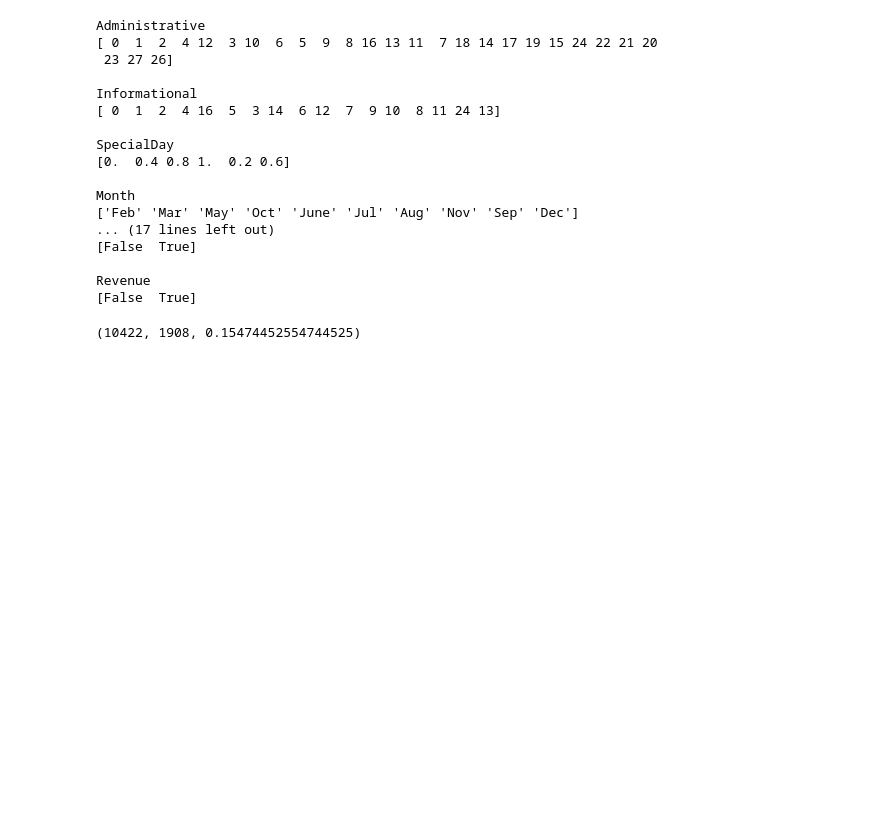
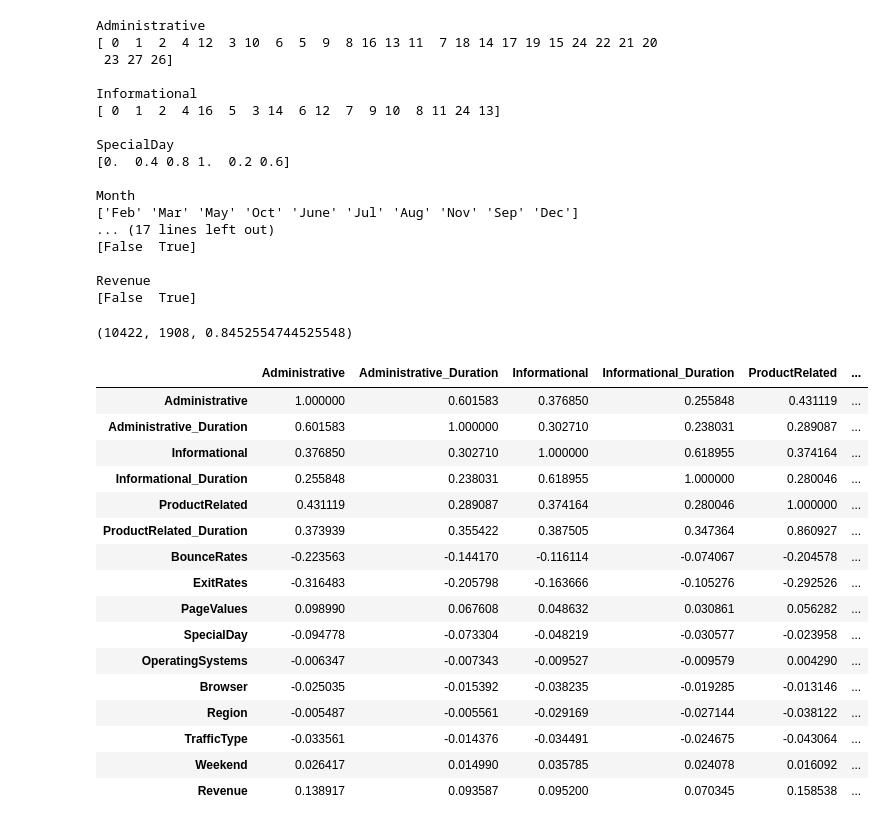
Before and after one commit to JoaquinGianan/JGMLE-9-Skills, a Jupyter notebook: midterm/JG-midterm-wip.ipynb, the cells around one changed output. Saved outputs shown, nothing was run; the diff lists cells and outputs as text; code cells hidden in the pictures; blank space fills up the shorter version.

```diff
--- a/midterm/JG-midterm-wip.ipynb
+++ b/midterm/JG-midterm-wip.ipynb
@@ -180,6 +207,26 @@ def train(X, y, standardize = True) -> None:
 # %%
 #replacing boolean values in target
 df_temp = data_raw["Revenue"].replace(to_replace= ["True", "False"], value= [1 , 0]) #way of replacing the binnary label feature, but have to point to the column to replade
-(df_temp == 0).sum(), (df_temp == 1).sum(), df_temp.mean()
+(df_temp == 0).sum(), (df_temp == 1).sum(), 1 - df_temp.mean()
 # %% [output]
-(10422, 1908, 0.15474452554744525)
+(10422, 1908, 0.8452554744525548)
+# %%
+data_raw.corr()
+# %% [output]
+|  | Administrative | Administrative_Duration | Informational | Informational_Duration | ProductRelated | ... |
+| Administrative | 1.000000 | 0.601583 | 0.376850 | 0.255848 | 0.431119 | ... |
+| Administrative_Duration | 0.601583 | 1.000000 | 0.302710 | 0.238031 | 0.289087 | ... |
+| Informational | 0.376850 | 0.302710 | 1.000000 | 0.618955 | 0.374164 | ... |
+| Informational_Duration | 0.255848 | 0.238031 | 0.618955 | 1.000000 | 0.280046 | ... |
+| ProductRelated | 0.431119 | 0.289087 | 0.374164 | 0.280046 | 1.000000 | ... |
+| ProductRelated_Duration | 0.373939 | 0.355422 | 0.387505 | 0.347364 | 0.860927 | ... |
+| BounceRates | -0.223563 | -0.144170 | -0.116114 | -0.074067 | -0.204578 | ... |
+| ExitRates | -0.316483 | -0.205798 | -0.163666 | -0.105276 | -0.292526 | ... |
+| PageValues | 0.098990 | 0.067608 | 0.048632 | 0.030861 | 0.056282 | ... |
+| SpecialDay | -0.094778 | -0.073304 | -0.048219 | -0.030577 | -0.023958 | ... |
+| OperatingSystems | -0.006347 | -0.007343 | -0.009527 | -0.009579 | 0.004290 | ... |
+| Browser | -0.025035 | -0.015392 | -0.038235 | -0.019285 | -0.013146 | ... |
+| Region | -0.005487 | -0.005561 | -0.029169 | -0.027144 | -0.038122 | ... |
+| TrafficType | -0.033561 | -0.014376 | -0.034491 | -0.024675 | -0.043064 | ... |
+| Weekend | 0.026417 | 0.014990 | 0.035785 | 0.024078 | 0.016092 | ... |
+| Revenue | 0.138917 | 0.093587 | 0.095200 | 0.070345 | 0.158538 | ... |
```
Also changed, not shown: parts of 3 cells of this notebook, 5 other files.
